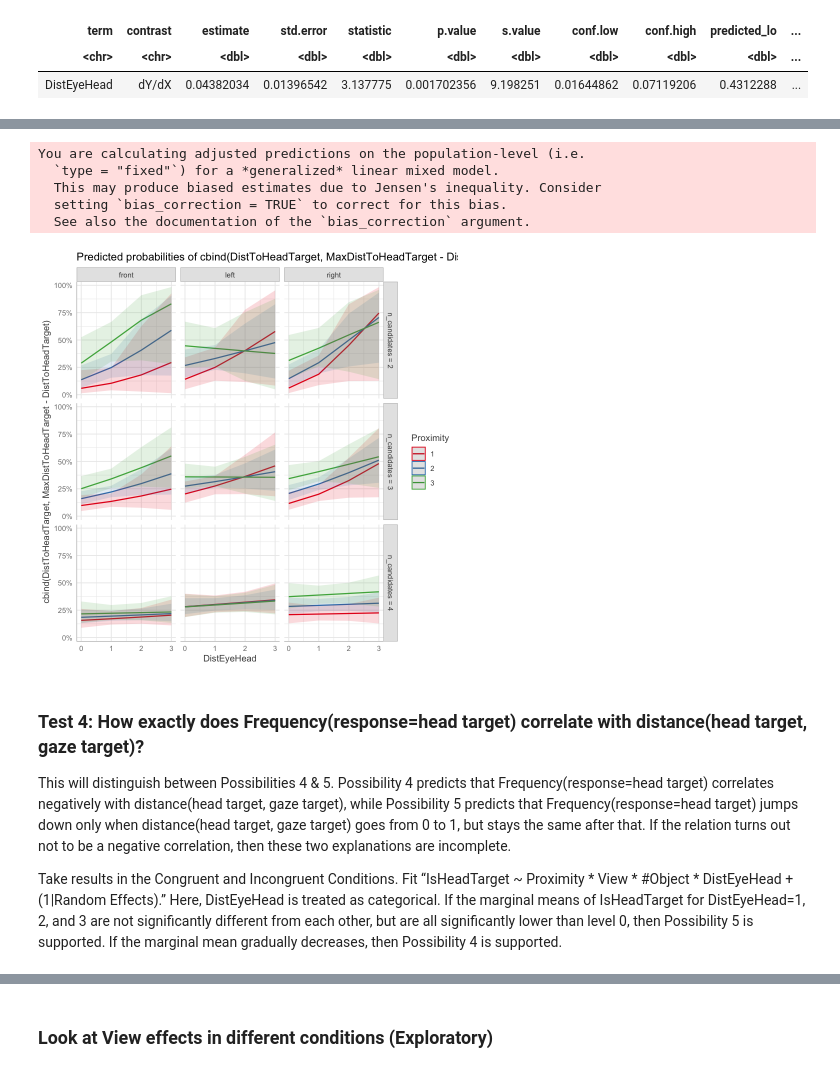
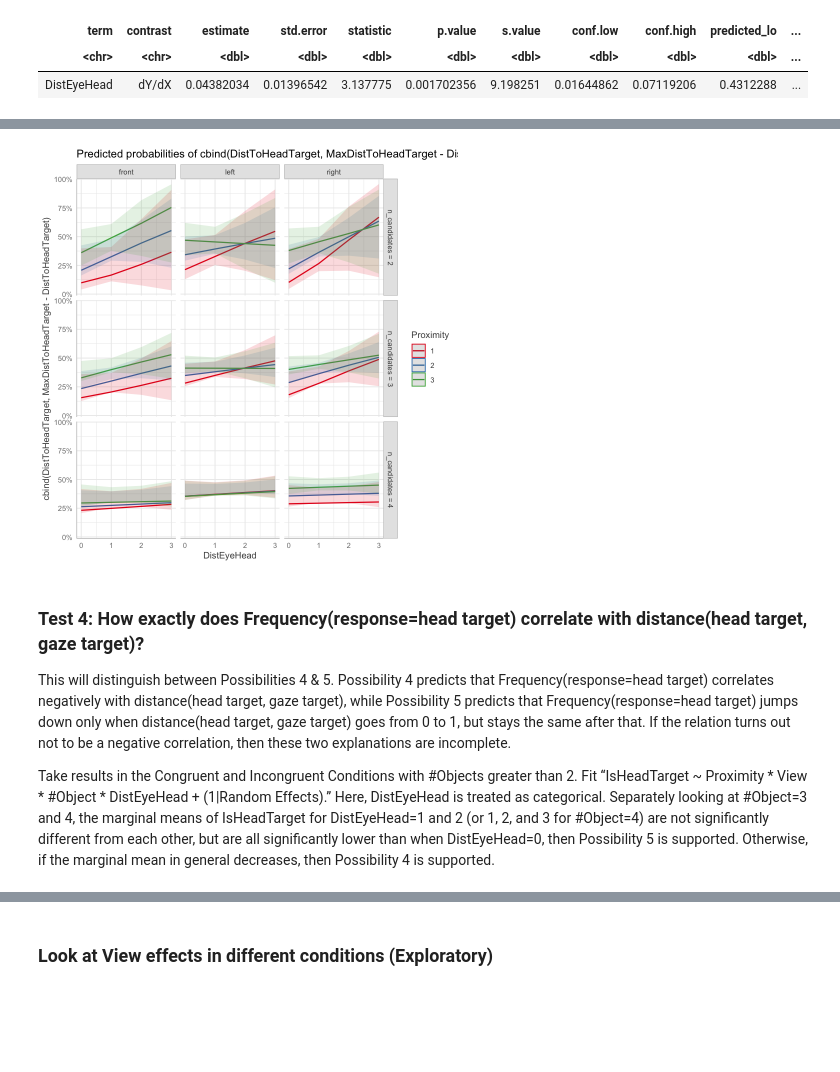
Before and after one commit to grow-ai-like-a-child/referential-gaze, a Jupyter notebook: moondream.ipynb, the cells around one changed output, grey strips where cells are left out. Saved outputs shown, nothing was run; the diff lists cells and outputs as text; code cells hidden in the pictures; blank space fills up the shorter version.

```diff
--- a/moondream.ipynb
+++ b/moondream.ipynb
@@ -529,18 +529,14 @@ ggplot(preds, aes(x = DistEyeHead, y = estimate, fill = DistEyeHead)) +
 # %%
 plot(ggpredict(
   m_head_c,
-  terms = c("DistEyeHead [all]", "Proximity [all]", "Angle [all]", "n_candidates [all]")
+  terms = c("DistEyeHead [all]", "Proximity [all]", "Angle [all]", "n_candidates [all]"),
+  bias_correction = TRUE
 ))
 # %% [output]
-You are calculating adjusted predictions on the population-level (i.e.
-  `type = "fixed"`) for a *generalized* linear mixed model.
-  This may produce biased estimates due to Jensen's inequality. Consider
-  setting `bias_correction = TRUE` to correct for this bias.
-  See also the documentation of the `bias_correction` argument.
-[figure, old version]
+[figure, new version]
 # %% [markdown]
 ### Test 4: How exactly does Frequency(response=head target) correlate with distance(head target, gaze target)?
 This will distinguish between Possibilities 4 & 5. Possibility 4 predicts that Frequency(response=head target) correlates negatively with distance(head target, gaze target), while Possibility 5 predicts that Frequency(response=head target) jumps down only when distance(head target, gaze target) goes from 0 to 1, but stays the same after that. If the relation turns out not to be a negative correlation, then these two explanations are incomplete.
 
-Take results in the Congruent and Incongruent Conditions. Fit “IsHeadTarget ~ Proximity * View * #Object  * DistEyeHead + (1|Random Effects).” Here, DistEyeHead is treated as categorical. If the marginal means of IsHeadTarget for DistEyeHead=1, 2, and 3 are not significantly different from each other, but are all significantly lower than level 0, then Possibility 5 is supported. If the marginal mean gradually decreases, then Possibility 4 is supported.
+Take results in the Congruent and Incongruent Conditions with #Objects greater than 2. Fit “IsHeadTarget ~ Proximity * View * #Object  * DistEyeHead + (1|Random Effects).” Here, DistEyeHead is treated as categorical. Separately looking at #Object=3 and 4, the marginal means of IsHeadTarget for DistEyeHead=1 and 2 (or 1, 2, and 3 for #Object=4) are not significantly different from each other, but are all significantly lower than when DistEyeHead=0, then Possibility 5 is supported. Otherwise, if the marginal mean in general decreases, then Possibility 4 is supported.
 # %%
```
Also changed, not shown: parts of 9 cells of this notebook, 1 other file.
